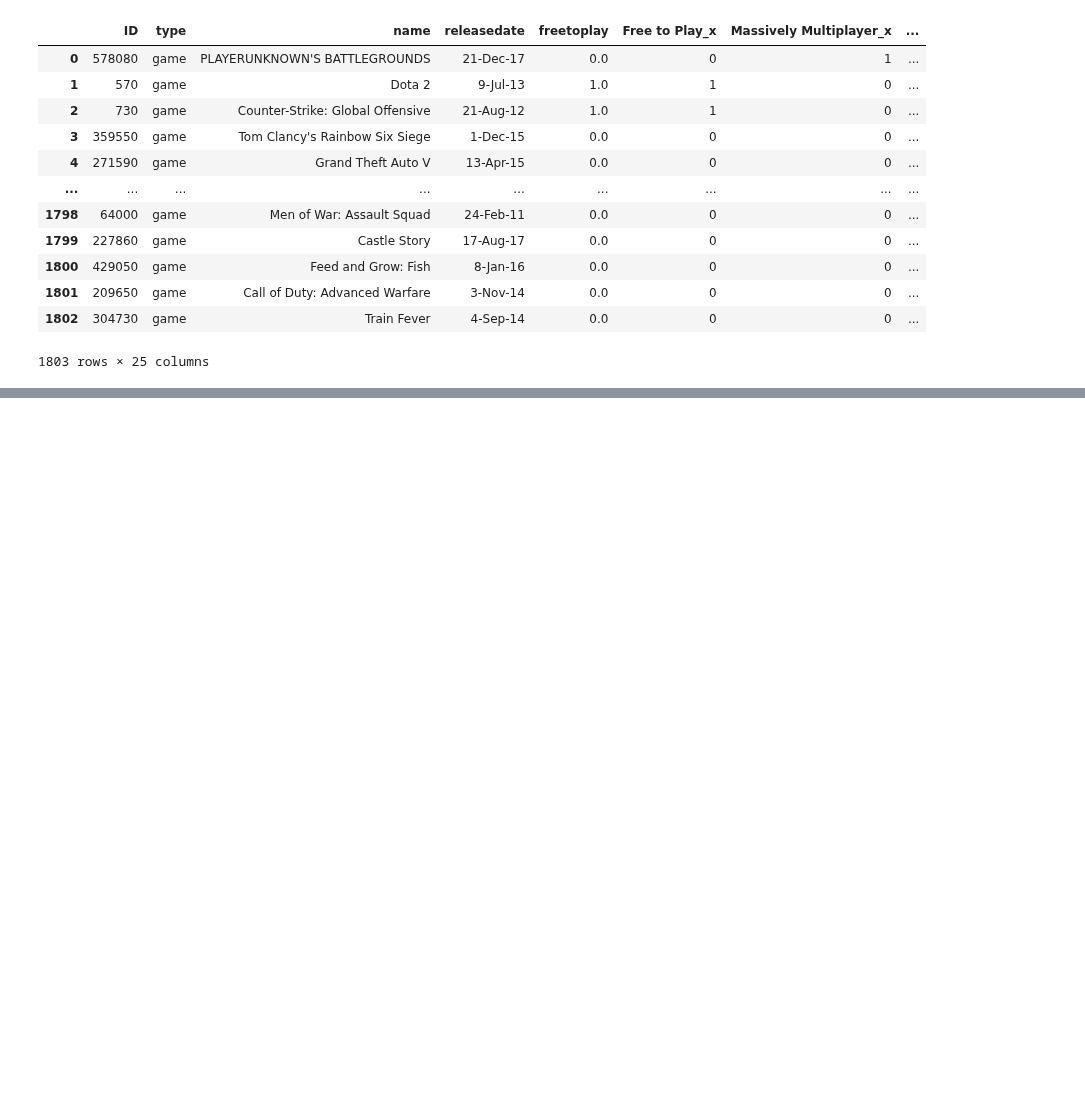
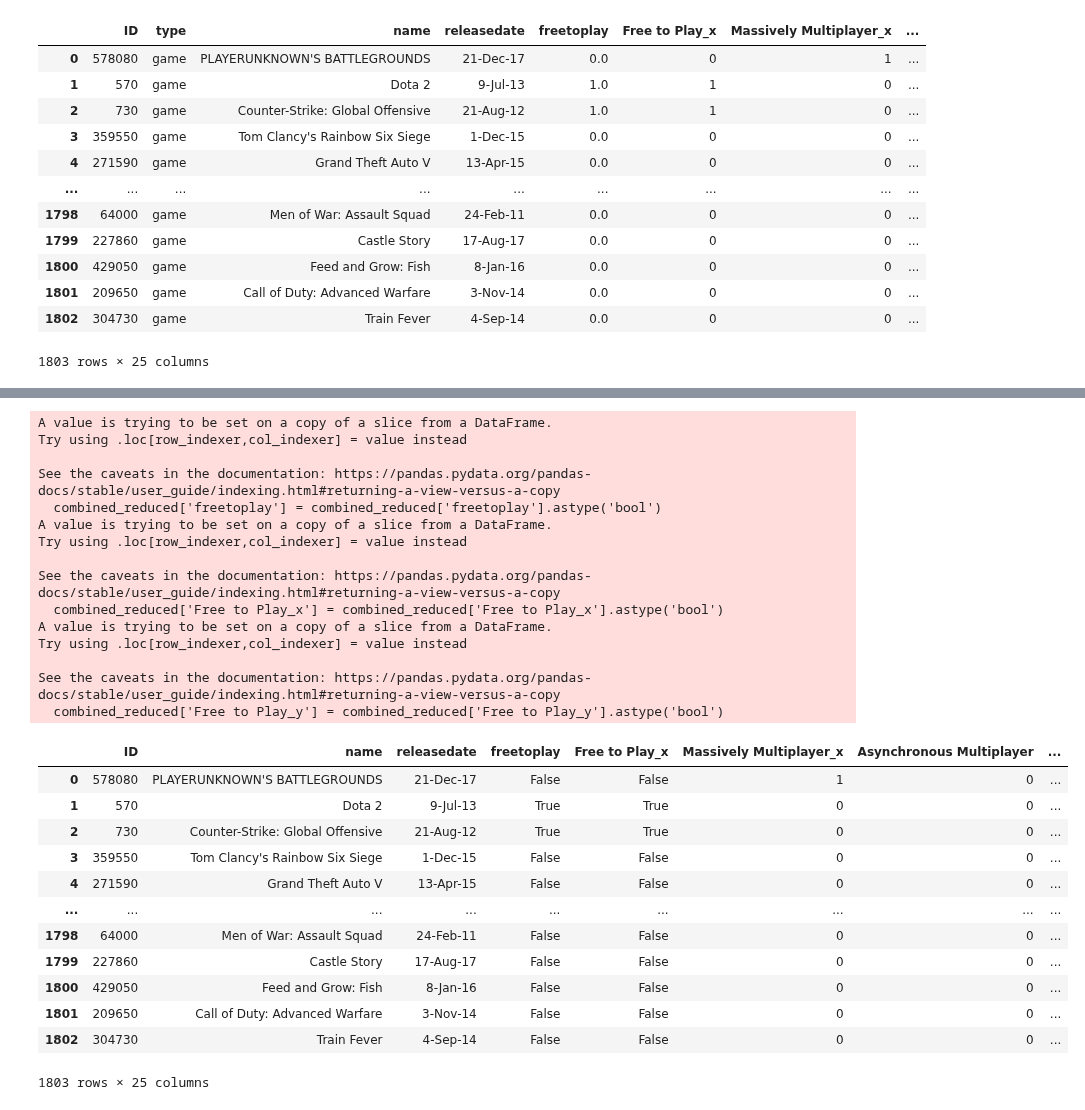
Before and after one commit to tnn050/Social-Gaming-During-COVID-19, a Jupyter notebook: DataCheckpoint_group044.ipynb, the cells around one changed output, grey strips where cells are left out. Saved outputs shown, nothing was run; the diff lists cells and outputs as text; code cells hidden in the pictures; blank space fills up the shorter version.

```diff
--- a/DataCheckpoint_group044.ipynb
+++ b/DataCheckpoint_group044.ipynb
@@ -261,0 +289,35 @@ combined
+# %%
+combined_reduced['freetoplay'] = combined_reduced['freetoplay'].astype('bool')
+combined_reduced['Free to Play_x'] = combined_reduced['Free to Play_x'].astype('bool')
+combined_reduced['Free to Play_y'] = combined_reduced['Free to Play_y'].astype('bool')
+combined_reduced.assign(free_to_play = (combined_reduced['freetoplay'] | combined_reduced['Free to Play_x'] | combined_reduced['Free to Play_y']))
+#combined_reduced.loc['free_to_play']
+# %% [output]
+A value is trying to be set on a copy of a slice from a DataFrame.
+Try using .loc[row_indexer,col_indexer] = value instead
+
+See the caveats in the documentation: https://pandas.pydata.org/pandas-docs/stable/user_guide/indexing.html#returning-a-view-versus-a-copy
+  combined_reduced['freetoplay'] = combined_reduced['freetoplay'].astype('bool')
+A value is trying to be set on a copy of a slice from a DataFrame.
+Try using .loc[row_indexer,col_indexer] = value instead
+
+See the caveats in the documentation: https://pandas.pydata.org/pandas-docs/stable/user_guide/indexing.html#returning-a-view-versus-a-copy
+  combined_reduced['Free to Play_x'] = combined_reduced['Free to Play_x'].astype('bool')
+A value is trying to be set on a copy of a slice from a DataFrame.
+Try using .loc[row_indexer,col_indexer] = value instead
+
+See the caveats in the documentation: https://pandas.pydata.org/pandas-docs/stable/user_guide/indexing.html#returning-a-view-versus-a-copy
+  combined_reduced['Free to Play_y'] = combined_reduced['Free to Play_y'].astype('bool')
+|  | ID | name | releasedate | freetoplay | Free to Play_x | Massively Multiplayer_x | Asynchronous Multiplayer | ... |
+| 0 | 578080 | PLAYERUNKNOWN'S BATTLEGROUNDS | 21-Dec-17 | False | False | 1 | 0 | ... |
+| 1 | 570 | Dota 2 | 9-Jul-13 | True | True | 0 | 0 | ... |
+| 2 | 730 | Counter-Strike: Global Offensive | 21-Aug-12 | True | True | 0 | 0 | ... |
+| 3 | 359550 | Tom Clancy's Rainbow Six Siege | 1-Dec-15 | False | False | 0 | 0 | ... |
+| 4 | 271590 | Grand Theft Auto V | 13-Apr-15 | False | False | 0 | 0 | ... |
+| ... | ... | ... | ... | ... | ... | ... | ... | ... |
+| 1798 | 64000 | Men of War: Assault Squad | 24-Feb-11 | False | False | 0 | 0 | ... |
+| 1799 | 227860 | Castle Story | 17-Aug-17 | False | False | 0 | 0 | ... |
+| 1800 | 429050 | Feed and Grow: Fish | 8-Jan-16 | False | False | 0 | 0 | ... |
+| 1801 | 209650 | Call of Duty: Advanced Warfare | 3-Nov-14 | False | False | 0 | 0 | ... |
+| 1802 | 304730 | Train Fever | 4-Sep-14 | False | False | 0 | 0 | ... |
+1803 rows × 25 columns
```
Also changed, not shown: parts of 5 cells of this notebook.
